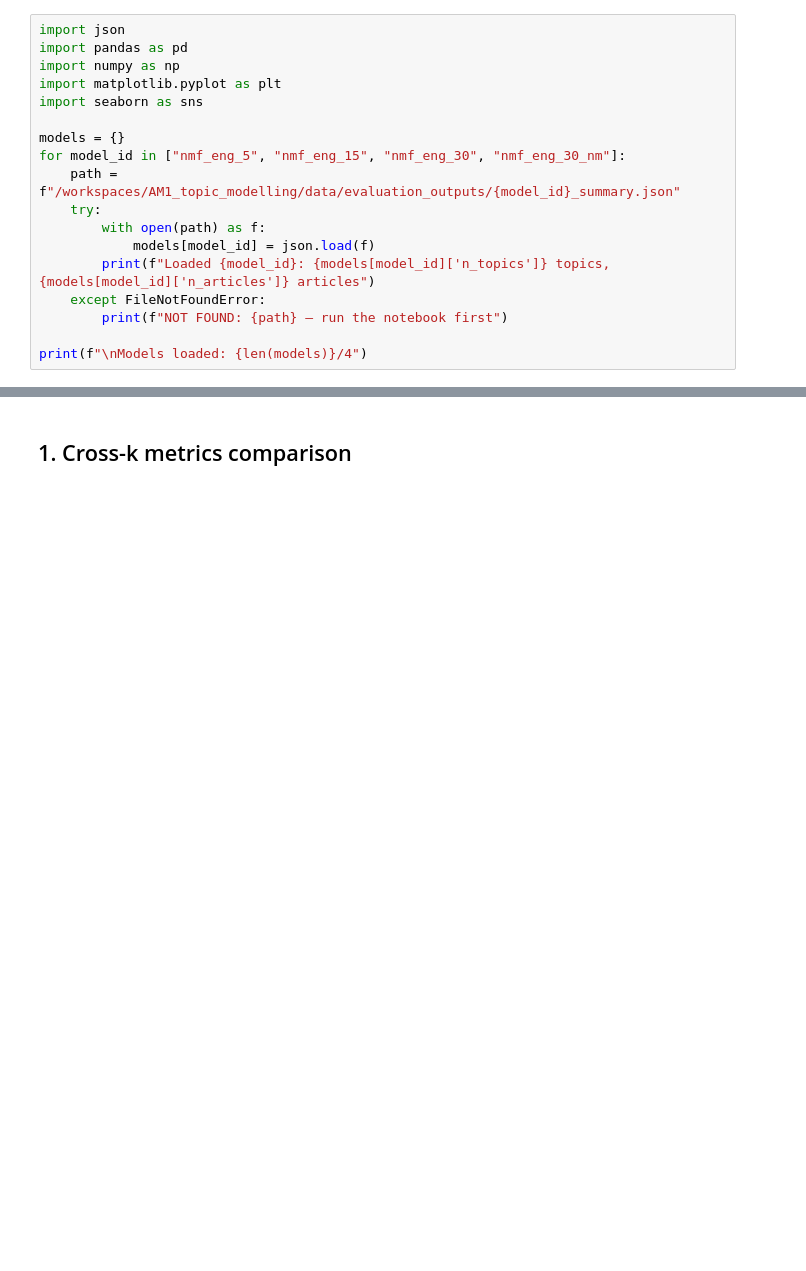
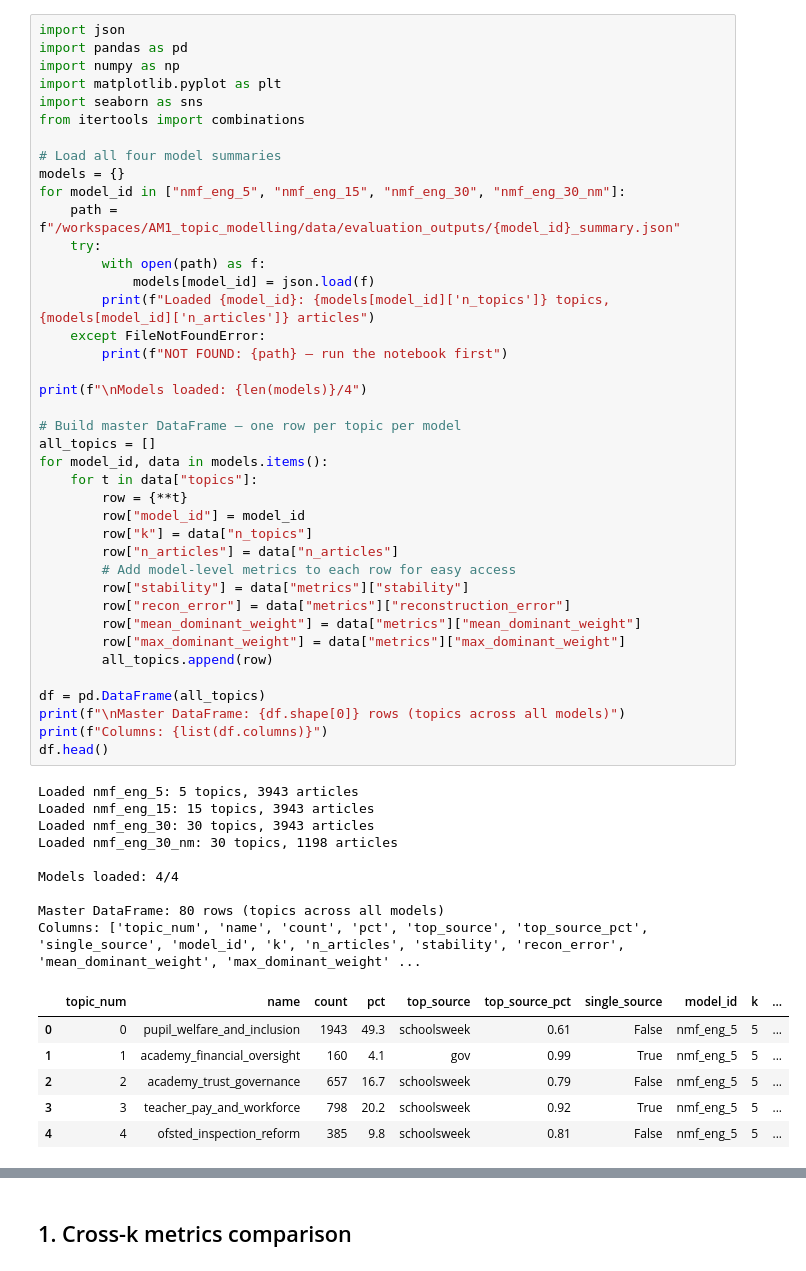
Before and after one commit to Yorkel/atlas-ed, a Jupyter notebook: experiments/notebooks/analysis/analysis_nmf_eng_4models.ipynb, the cells around one changed output, grey strips where cells are left out. Cells and saved outputs as stored; diff of their text form; blank space fills up the shorter version.

```diff
--- a/experiments/notebooks/analysis/analysis_nmf_eng_4models.ipynb
+++ b/experiments/notebooks/analysis/analysis_nmf_eng_4models.ipynb
@@ -12,18 +25,56 @@ Compares nmf_eng_5, nmf_eng_15, nmf_eng_30, and nmf_eng_30_nm to demonstrate how
 # %%
 import json
 import pandas as pd
 import numpy as np
 import matplotlib.pyplot as plt
 import seaborn as sns
+from itertools import combinations
 
+# Load all four model summaries
 models = {}
 for model_id in ["nmf_eng_5", "nmf_eng_15", "nmf_eng_30", "nmf_eng_30_nm"]:
     path = f"/workspaces/AM1_topic_modelling/data/evaluation_outputs/{model_id}_summary.json"
     try:
         with open(path) as f:
             models[model_id] = json.load(f)
         print(f"Loaded {model_id}: {models[model_id]['n_topics']} topics, {models[model_id]['n_articles']} articles")
     except FileNotFoundError:
         print(f"NOT FOUND: {path} — run the notebook first")
 
 print(f"\nModels loaded: {len(models)}/4")
+
+# Build master DataFrame — one row per topic per model
+all_topics = []
+for model_id, data in models.items():
+    for t in data["topics"]:
+        row = {**t}
+        row["model_id"] = model_id
+        row["k"] = data["n_topics"]
+        row["n_articles"] = data["n_articles"]
+        # Add model-level metrics to each row for easy access
+        row["stability"] = data["metrics"]["stability"]
+        row["recon_error"] = data["metrics"]["reconstruction_error"]
+        row["mean_dominant_weight"] = data["metrics"]["mean_dominant_weight"]
+        row["max_dominant_weight"] = data["metrics"]["max_dominant_weight"]
+        all_topics.append(row)
+
+df = pd.DataFrame(all_topics)
+print(f"\nMaster DataFrame: {df.shape[0]} rows (topics across all models)")
+print(f"Columns: {list(df.columns)}")
+df.head()
+# %% [output]
+Loaded nmf_eng_5: 5 topics, 3943 articles
+Loaded nmf_eng_15: 15 topics, 3943 articles
+Loaded nmf_eng_30: 30 topics, 3943 articles
+Loaded nmf_eng_30_nm: 30 topics, 1198 articles
+
+Models loaded: 4/4
+
+Master DataFrame: 80 rows (topics across all models)
+Columns: ['topic_num', 'name', 'count', 'pct', 'top_source', 'top_source_pct', 'single_source', 'model_id', 'k', 'n_articles', 'stability', 'recon_error', 'mean_dominant_weight', 'max_dominant_weight' ...
+|  | topic_num | name | count | pct | top_source | top_source_pct | single_source | model_id | k | ... |
+| 0 | 0 | pupil_welfare_and_inclusion | 1943 | 49.3 | schoolsweek | 0.61 | False | nmf_eng_5 | 5 | ... |
+| 1 | 1 | academy_financial_oversight | 160 | 4.1 | gov | 0.99 | True | nmf_eng_5 | 5 | ... |
+| 2 | 2 | academy_trust_governance | 657 | 16.7 | schoolsweek | 0.79 | False | nmf_eng_5 | 5 | ... |
+| 3 | 3 | teacher_pay_and_workforce | 798 | 20.2 | schoolsweek | 0.92 | True | nmf_eng_5 | 5 | ... |
+| 4 | 4 | ofsted_inspection_reform | 385 | 9.8 | schoolsweek | 0.81 | False | nmf_eng_5 | 5 | ... |
```
Also changed, not shown: parts of 25 cells of this notebook.
